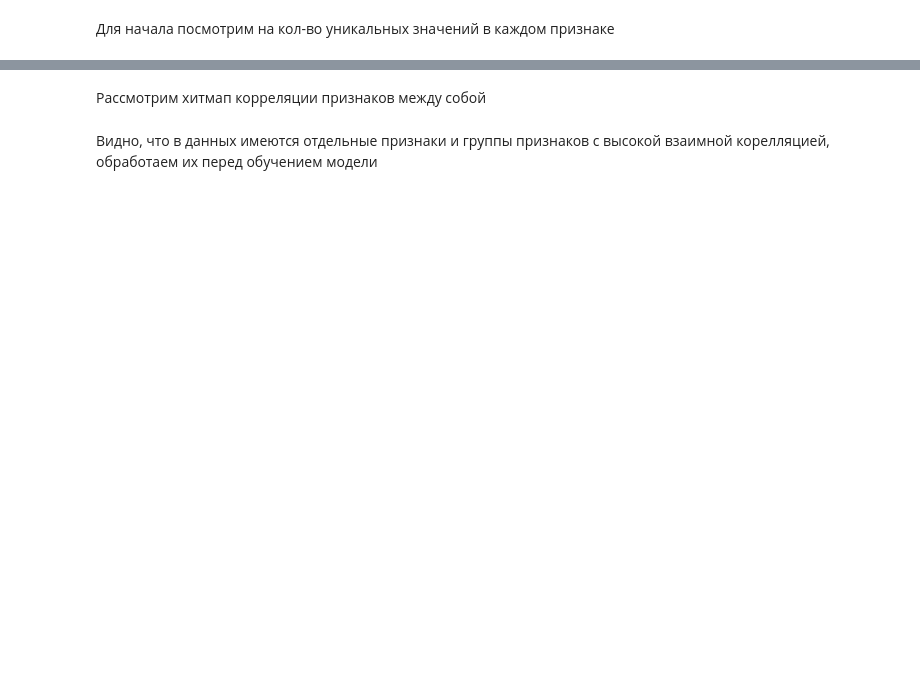
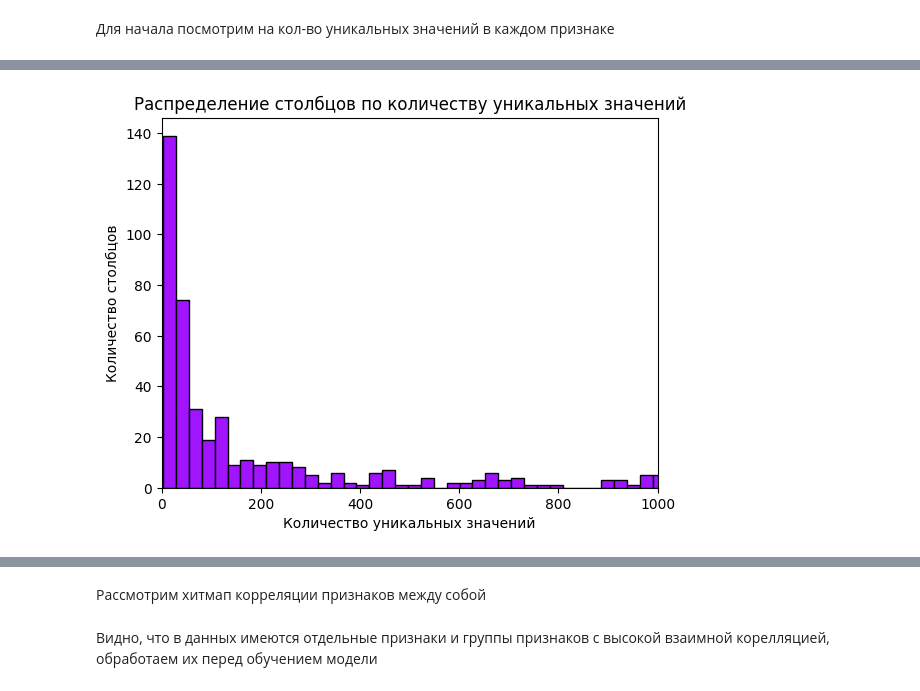
Before and after one commit to REU-DS-CLUB/purple_hack, a Jupyter notebook: EDA.ipynb, the cells around one changed output, grey strips where cells are left out. Drawn from its saved outputs; the diff is of its cells as text; code cells hidden in the pictures; blank space fills up the shorter version.

```diff
--- a/EDA.ipynb
+++ b/EDA.ipynb
@@ -185,0 +219,13 @@ df.drop(df.columns[df.nunique() == 1].to_list(), axis=1, inplace=True)
+# %%
+# тот же график с приближением на начало осей
+
+plt.hist(df[df.columns[~(df.nunique() == 2)]].nunique(),
+         bins = 20000,
+         edgecolor='black')
+plt.title('Распределение столбцов по количеству уникальных значений')
+plt.xlabel('Количество уникальных значений')
+plt.ylabel('Количество столбцов')
+plt.xlim(0, 1000)
+plt.show()
+# %% [output]
+[figure, added]
```
Also changed, not shown: parts of 92 cells of this notebook.
